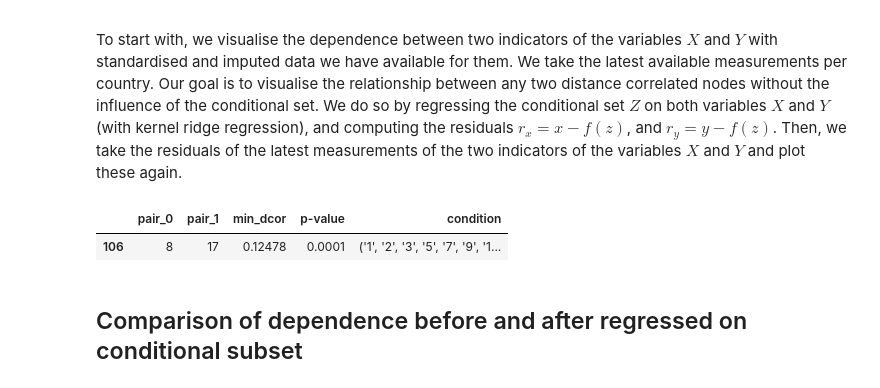
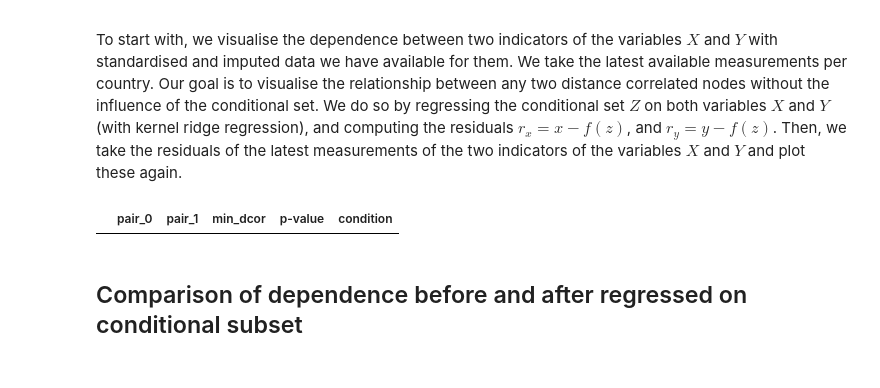
Before and after one commit to felix-laumann/SDG-networks, a Jupyter notebook: 5_Additions.ipynb, the cells around one changed output. Drawn from its saved outputs; the diff is of its cells as text; code cells hidden in the pictures.

```diff
--- a/5_Additions.ipynb
+++ b/5_Additions.ipynb
@@ -254,13 +255,14 @@ LI_cond = pd.read_csv('distance_cor/goals/conditions_Low Income.csv', index_col=
 LAC_cond = pd.read_csv('distance_cor/goals/conditions_Latin America and the Caribbean.csv', index_col=[0])
 OPEC_cond = pd.read_csv('distance_cor/goals/conditions_OPEC.csv', index_col=[0])
 SE_cond = pd.read_csv('distance_cor/goals/conditions_Southern Europe.csv', index_col=[0])
+GS_cond = pd.read_csv('distance_cor/goals/conditions_Global South.csv', index_col=[0])
+GN_cond = pd.read_csv('distance_cor/goals/conditions_Global North.csv', index_col=[0])
 # %%
 # example: SDG 8 and 17 in High Income
-HI_8_17 = HI_cond.loc[(HI_cond['pair_0']==8) & (HI_cond['pair_1']=='17')]
-HI_8_17
+GS_8_17 = GS_cond.loc[(GS_cond['pair_0']=='8') & (GS_cond['pair_1']=='17')]
+GS_8_17
 # %% [output]
 |  | pair_0 | pair_1 | min_dcor | p-value | condition |
-| 106 | 8 | 17 | 0.12478 | 0.0001 | ('1', '2', '3', '5', '7', '9', '1... |
 # %% [markdown]
 ## Comparison of dependence before and after regressed on conditional subset
 # %% [markdown]
```
Also changed, not shown: parts of 44 cells of this notebook, 5 other files.
